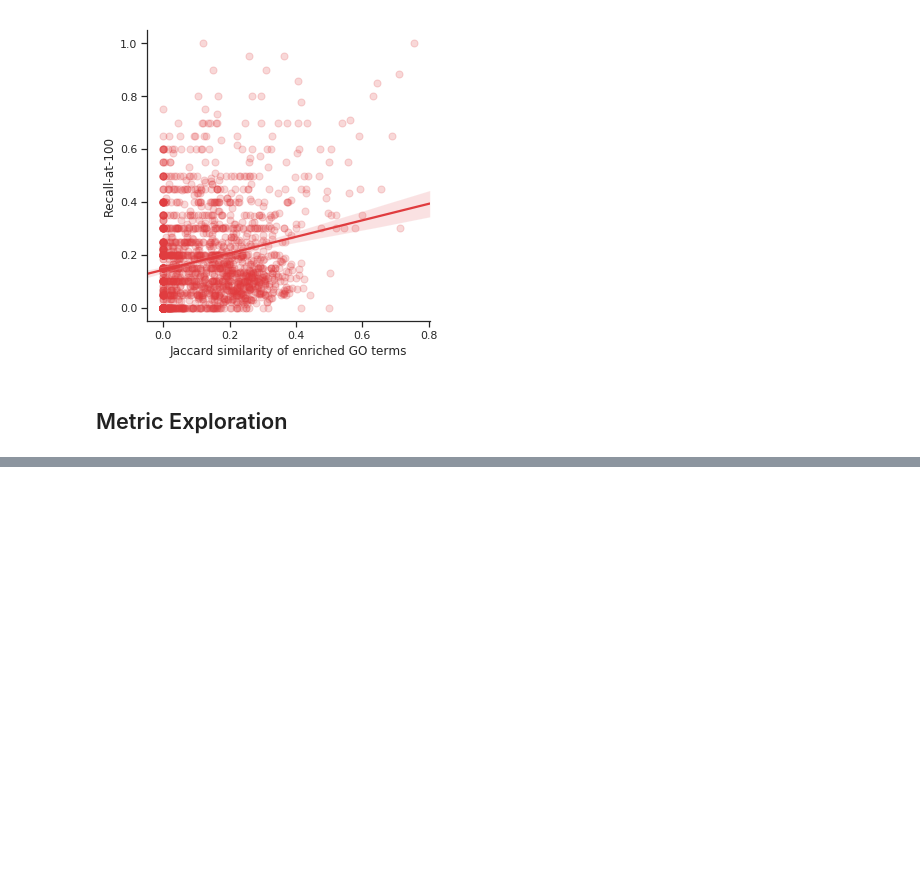
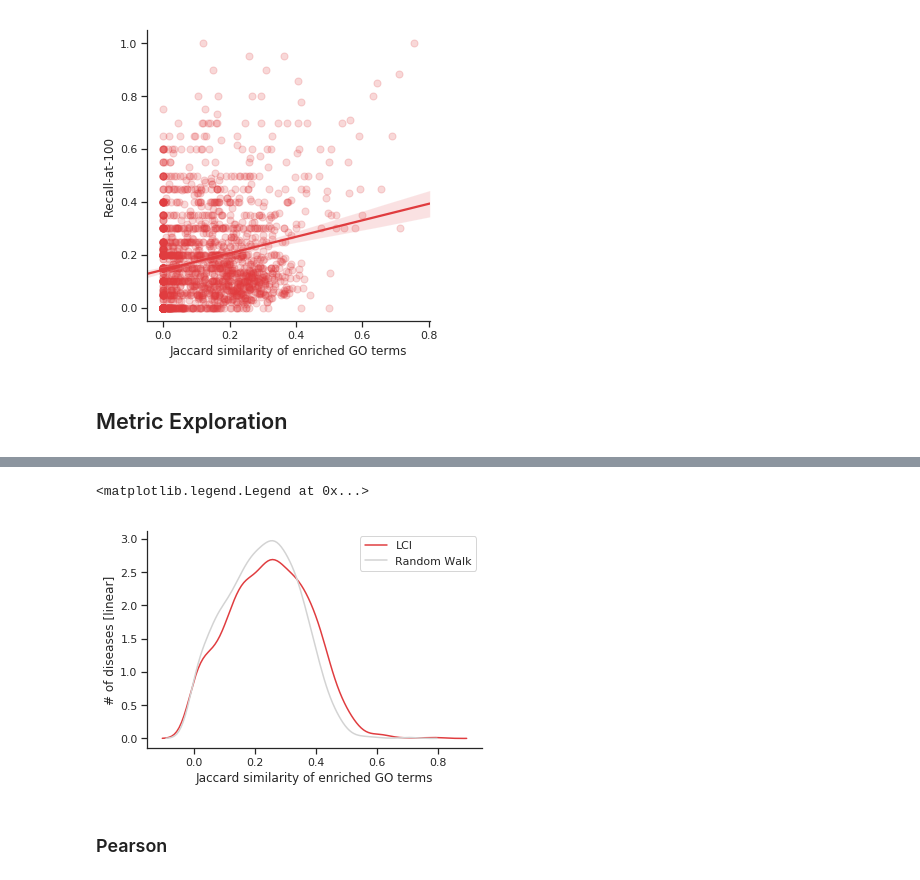
Before and after one commit to seyuboglu/milieu, a Jupyter notebook: notebooks/go_enrichment.ipynb, the cells around one changed output, grey strips where cells are left out. Cells and saved outputs as stored; diff of their text form; code cells hidden in the pictures; blank space fills up the shorter version.

```diff
--- a/notebooks/go_enrichment.ipynb
+++ b/notebooks/go_enrichment.ipynb
@@ -268,0 +298,39 @@ defaultdict(dict,
+# %%
+from scipy.stats import spearmanr
+
+def compute_spearman_correlation(a_term_to_pval, b_term_to_pval):
+        """
+        """
+        terms = list(a_term_to_pval.keys())
+        sp_corr, sp_pval = spearmanr([a_term_to_pval[term] for term in terms],
+                                     [b_term_to_pval[term] for term in terms])
+        return sp_corr, sp_pval
+# %%
+spearman_results = {}
+for disease_id, output in tqdm(outputs.items()):
+    lci_spearman, _ = compute_spearman_correlation(output["disease"], output["lci"])
+    rw_spearman, _ = compute_spearman_correlation(output["disease"], output["random_walk"])
+    spearman_results[disease_id] = {
+        "lci": lci_spearman,
+        "rw": rw_spearman
+    }
+# %%
+spearman_df = pd.DataFrame(list(spearman_results.values()), index=list(spearman_results.keys()))
+# %%
+sns.distplot(spearman_df["lci"], bins=22, kde=True, hist=False, label="LCI", hist_kws={"range": (0, 1),
+                                                                                        "color": "#E03C3F",
+                                                                                        "alpha":0.8})
+sns.distplot(spearman_df["rw"], bins=22, kde=True, hist=False, label="Random Walk", hist_kws={"range": (0, 1),
+                                                                                      "color": "lightgrey",
+                                                                                      "alpha": 0.8})
+sns.despine()
+plt.yscale('linear')
+plt.xlabel("Jaccard similarity of enriched GO terms")
+plt.ylabel("# of diseases [linear]")
+plt.legend()
+#plt.savefig("../experiments/go_enrichment/lci/lci_rw_go.pdf")
+# %% [output]
+<matplotlib.legend.Legend at 0x...>
+[figure, added]
+# %% [markdown]
+### Pearson
```
Also changed, not shown: parts of 26 cells of this notebook, 5 other files.
